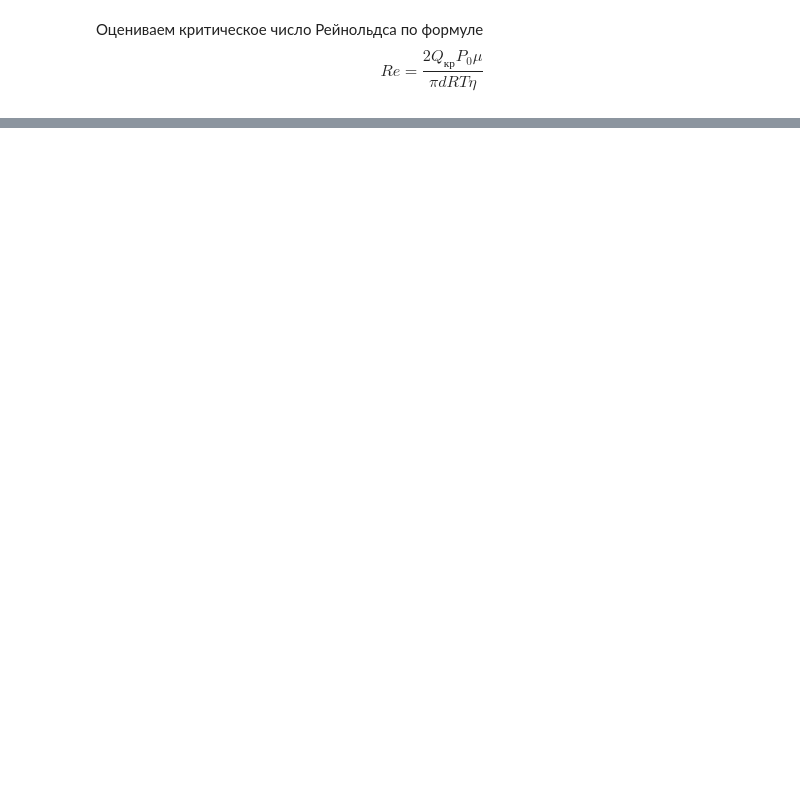
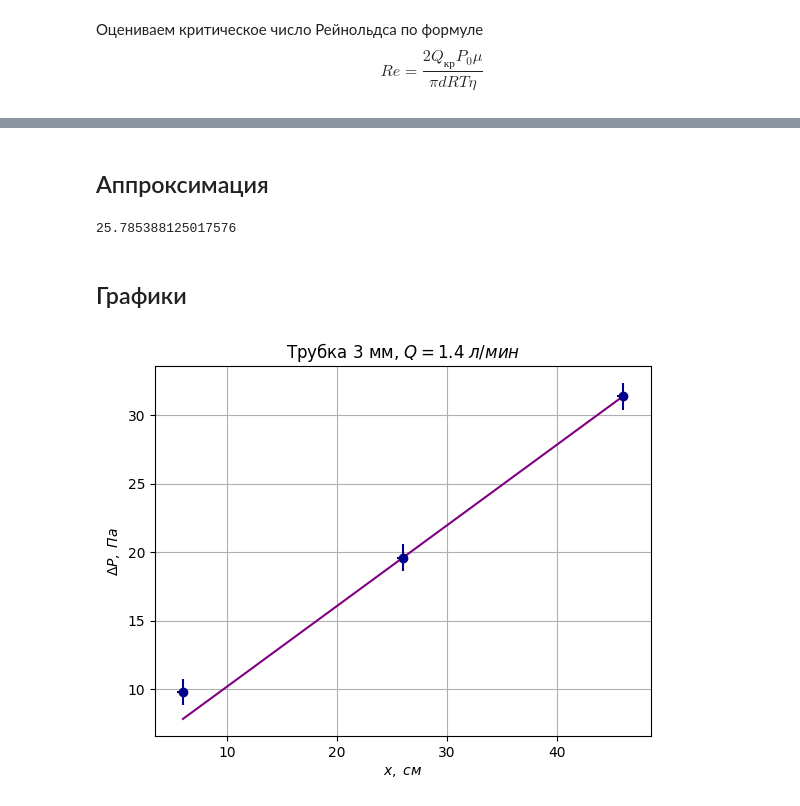
Before and after one commit to TimBelinskii/PhysicsLabs, a Jupyter notebook: II семестр/1.3.3/processing.ipynb, the cells around one changed output, grey strips where cells are left out. Saved outputs shown, nothing was run; the diff lists cells and outputs as text; code cells hidden in the pictures; blank space fills up the shorter version.

```diff
--- a/II семестр/1.3.3/processing.ipynb
+++ b/II семестр/1.3.3/processing.ipynb
@@ -181,0 +184,44 @@ print(Re5)
+# %%
+px3 = pd.read_csv('dP(x)[3mm, Q=1.4].csv')
+px4 = pd.read_csv('dP(x)[4mm, Q=X].csv')
+px5 = pd.read_csv('dP(x)[5mm, Q=1.6].csv')
+
+px3['p'] = px3['k'] * px3['dl'] * 9.8
+px3 = px3.sort_values(by=['p'])
+p3, x3 = px3['p'], px3['dx']
+
+px4['p'] = px4['k'] * px4['dl'] * 9.8
+px4 = px4.sort_values(by=['p'])
+p4, x4 = px4['p'], px4['dx']
+
+px5['p'] = px5['k'] * px5['dl'] * 9.8
+px5 = px5.sort_values(by=['p'])
+p5, x5 = px5['p'], px5['dx']
+# %% [markdown]
+## Аппроксимация
+# %%
+x3a = np.linspace(x3.min(), x3.max(), 100)
+popt_px3, pcov_px3 = curve_fit(linear, x3[1:], p3[1:])
+
+x4a = np.linspace(x4.min(), x4.max(), 100)
+popt_px4, pcov_px4 = curve_fit(linear, x4, p4)
+
+x5a = np.linspace(x5.min(), x5.max(), 100)
+popt_px5, pcov_px5 = curve_fit(linear, x5[1:], p5[1:])
+# %%
+linear(70, *popt_px3) / 0.2 / 9.8
+# %% [output]
+25.785388125017576
+# %% [markdown]
+## Графики
+# %%
+plt.title(r'Трубка 3 мм, $Q = 1.4\;л/мин$')
+plt.grid()
+plt.xlabel(r'$x,\;см$')
+plt.ylabel(r'$\Delta P,\;Па$')
+plt.errorbar(x3, p3, 9.8 * px3['k'] / 2, 0.5, 'o', color='darkblue')
+plt.plot(x3a, linear(x3a, *popt_px3), color='purple')
+plt.savefig('graphs/dP(x)[3mm, Q=1.4].png')
+plt.show()
+# %% [output]
+[figure, added]
```
Also changed, not shown: parts of 6 cells of this notebook, 1 other file.
